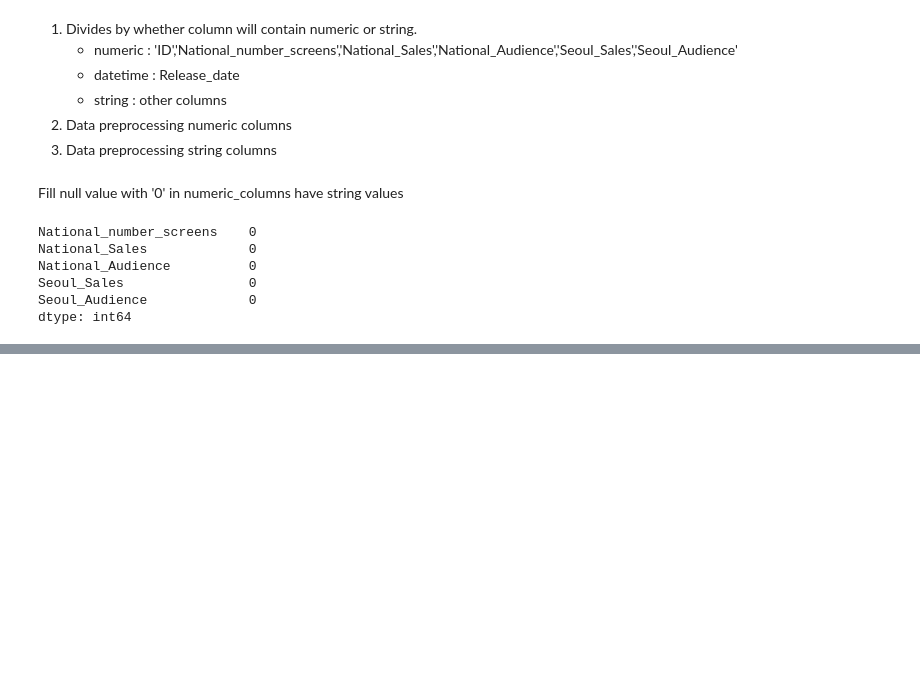
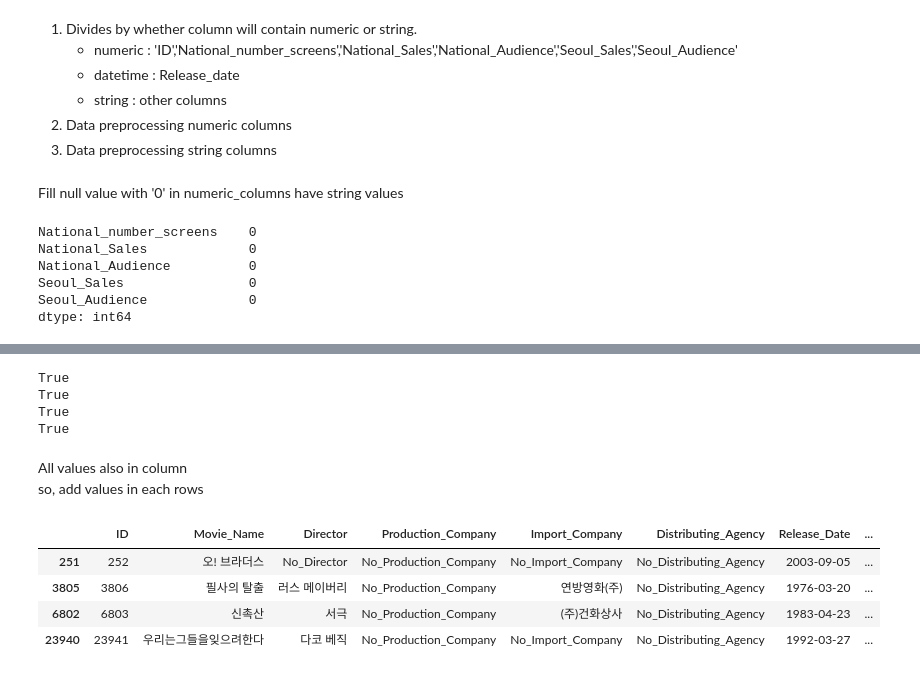
Before and after one commit to danielsun888/datathon, a Jupyter notebook: kyh.ipynb, the cells around one changed output, grey strips where cells are left out. Saved outputs shown, nothing was run; the diff lists cells and outputs as text; code cells hidden in the pictures; blank space fills up the shorter version.

```diff
--- a/kyh.ipynb
+++ b/kyh.ipynb
@@ -148,3 +166,27 @@ dtype: int64
+# %%
+Nationality_columns = ['한국','미국','홍콩','유고슬라비아']
+for i in Nationality_columns:
+    print(i in set(data['Nationality']))
+# %% [output]
+True
+True
+True
+True
+# %% [markdown]
+All values also in column
+so, add values in each rows
+# %%
+data.loc[251 , 'Nationality' ] = '한국'
+data.loc[3805 , 'Nationality' ] = '미국'
+data.loc[6802 , 'Nationality' ] = '홍콩'
+data.loc[23940 , 'Nationality' ] = '유고슬라비아'
+data.loc[[251, 3805, 6802, 23940]]
+# %% [output]
+|  | ID | Movie_Name | Director | Production_Company | Import_Company | Distributing_Agency | Release_Date | ... |
+| 251 | 252 | 오! 브라더스 | No_Director | No_Production_Company | No_Import_Company | No_Distributing_Agency | 2003-09-05 | ... |
+| 3805 | 3806 | 필사의 탈출 | 러스 메이버리 | No_Production_Company | 연방영화(주) | No_Distributing_Agency | 1976-03-20 | ... |
+| 6802 | 6803 | 신촉산 | 서극 | No_Production_Company | (주)건화상사 | No_Distributing_Agency | 1983-04-23 | ... |
+| 23940 | 23941 | 우리는그들을잊으려한다 | 다코 베직 | No_Production_Company | No_Import_Company | No_Distributing_Agency | 1992-03-27 | ... |
 # %%
 # Audience by genre in every 5~10 years
 fig, ax = plt.subplots(figsize=(20, 8))
```
Also changed, not shown: parts of 10 cells of this notebook.
